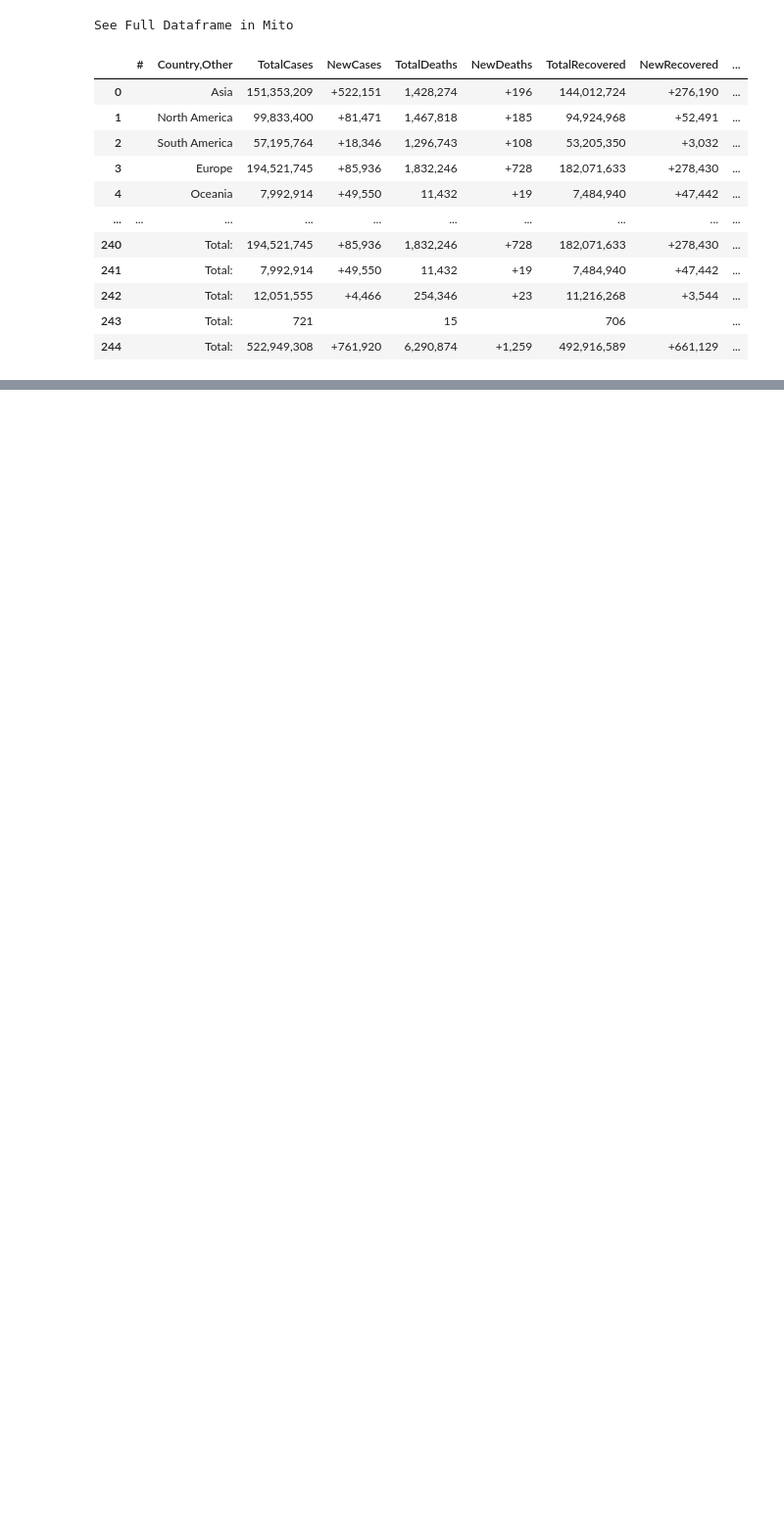
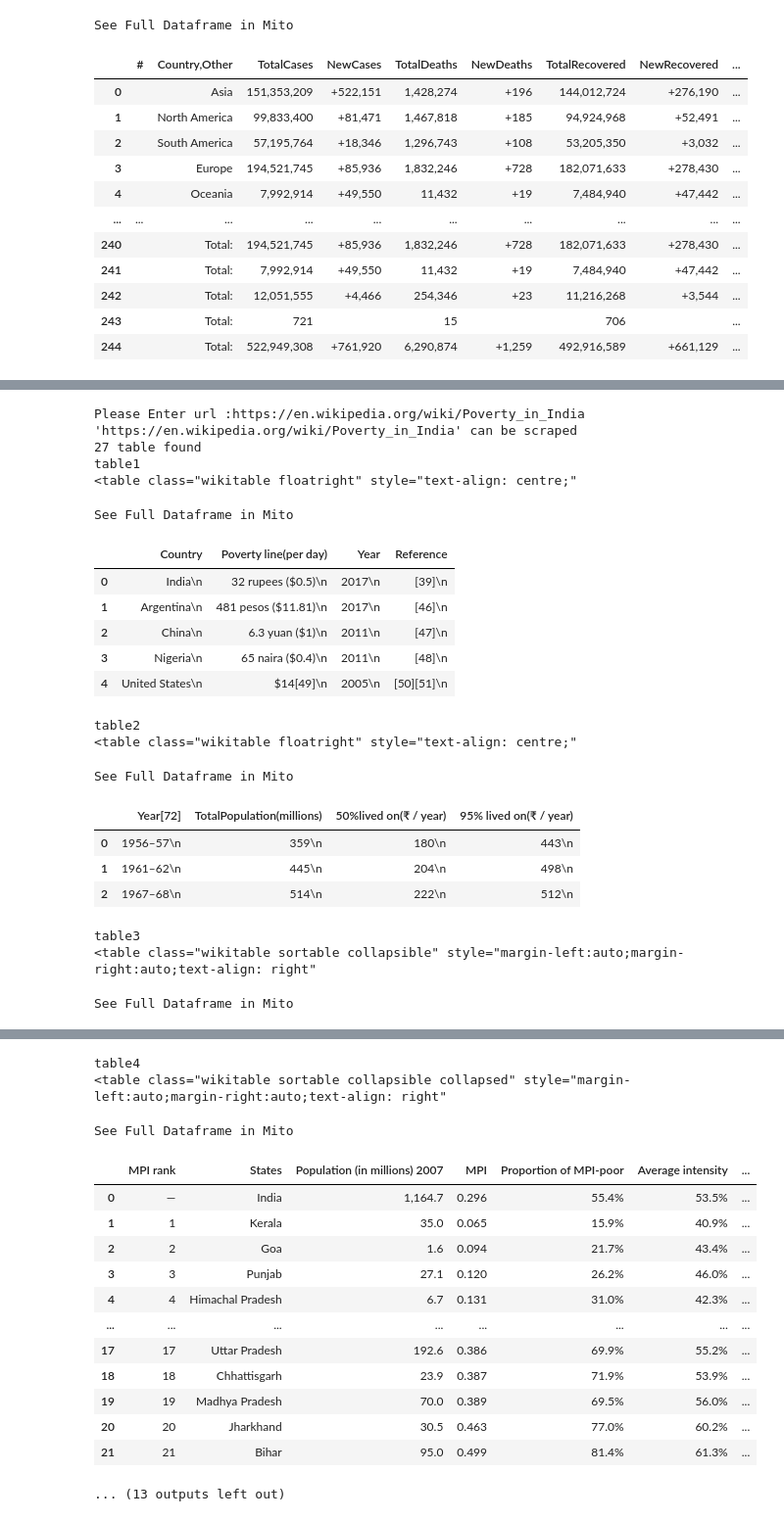
Before and after one commit to j3gad335h/Webscraping-Extract-Table, a Jupyter notebook: Webscraping-Extract Tables.ipynb, the cells around one changed output, grey strips where cells are left out. Shown at 98% size. Cells and saved outputs as stored; diff of their text form; code cells hidden in the pictures; blank space fills up the shorter version.

```diff
--- a/Webscraping-Extract Tables.ipynb
+++ b/Webscraping-Extract Tables.ipynb
@@ -226,0 +330,25 @@ See Full Dataframe in Mito
+# %%
+user_input()
+# %% [output]
+Please Enter url :https://en.wikipedia.org/wiki/Poverty_in_India
+'https://en.wikipedia.org/wiki/Poverty_in_India' can be scraped
+27 table found
+table1
+<table class="wikitable floatright" style="text-align: centre;"
+See Full Dataframe in Mito
+|  | Country | Poverty line(per day) | Year | Reference |
+| 0 | India\n | 32 rupees ($0.5)\n | 2017\n | [39]\n |
+| 1 | Argentina\n | 481 pesos ($11.81)\n | 2017\n | [46]\n |
+| 2 | China\n | 6.3 yuan ($1)\n | 2011\n | [47]\n |
+| 3 | Nigeria\n | 65 naira ($0.4)\n | 2011\n | [48]\n |
+| 4 | United States\n | $14[49]\n | 2005\n | [50][51]\n |
+table2
+<table class="wikitable floatright" style="text-align: centre;"
+See Full Dataframe in Mito
+|  | Year[72] | TotalPopulation(millions) | 50%lived on(₹ / year) | 95% lived on(₹ / year) |
+| 0 | 1956–57\n | 359\n | 180\n | 443\n |
+| 1 | 1961–62\n | 445\n | 204\n | 498\n |
+| 2 | 1967–68\n | 514\n | 222\n | 512\n |
+table3
+<table class="wikitable sortable collapsible" style="margin-left:auto;margin-right:auto;text-align: right"
+See Full Dataframe in Mito
@@ -226,0 +367,16 @@ See Full Dataframe in Mito
+table4
+<table class="wikitable sortable collapsible collapsed" style="margin-left:auto;margin-right:auto;text-align: right"
+See Full Dataframe in Mito
+|  | MPI rank | States | Population (in millions) 2007 | MPI | Proportion of MPI-poor | Average intensity | ... |
+| 0 | — | India | 1,164.7 | 0.296 | 55.4% | 53.5% | ... |
+| 1 | 1 | Kerala | 35.0 | 0.065 | 15.9% | 40.9% | ... |
+| 2 | 2 | Goa | 1.6 | 0.094 | 21.7% | 43.4% | ... |
+| 3 | 3 | Punjab | 27.1 | 0.120 | 26.2% | 46.0% | ... |
+| 4 | 4 | Himachal Pradesh | 6.7 | 0.131 | 31.0% | 42.3% | ... |
+| ... | ... | ... | ... | ... | ... | ... | ... |
+| 17 | 17 | Uttar Pradesh | 192.6 | 0.386 | 69.9% | 55.2% | ... |
+| 18 | 18 | Chhattisgarh | 23.9 | 0.387 | 71.9% | 53.9% | ... |
+| 19 | 19 | Madhya Pradesh | 70.0 | 0.389 | 69.5% | 56.0% | ... |
+| 20 | 20 | Jharkhand | 30.5 | 0.463 | 77.0% | 60.2% | ... |
+| 21 | 21 | Bihar | 95.0 | 0.499 | 81.4% | 61.3% | ... |
+... (13 outputs left out)
```
Also changed, not shown: parts of 7 cells of this notebook.
